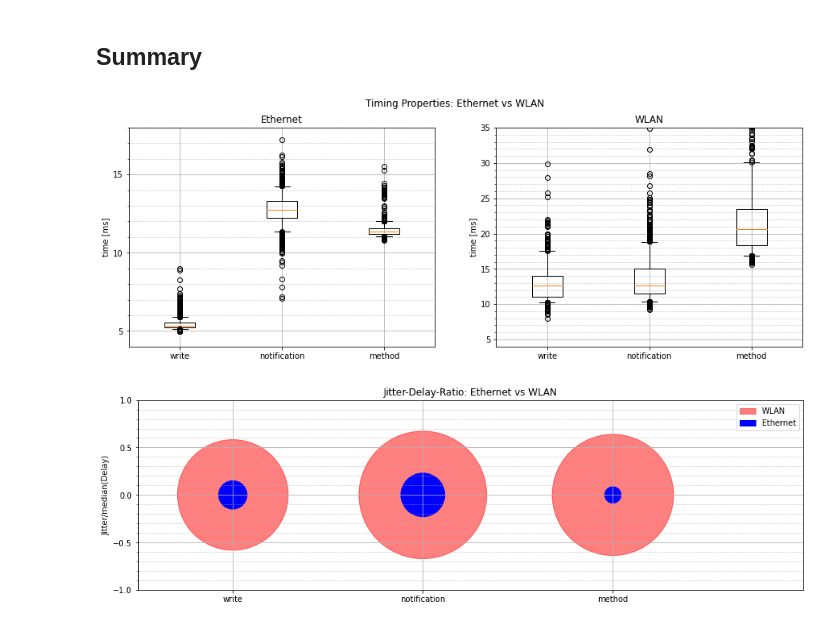
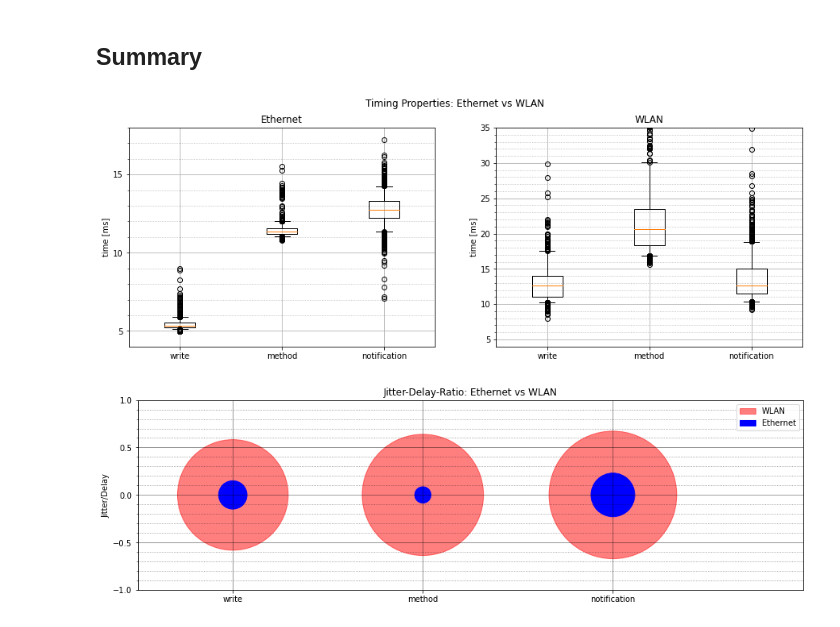
Before and after one commit to NelsonIg/OPC-UA, a Jupyter notebook: src/python/timing/analyse_measurements.ipynb, the cells around one changed output. Saved outputs shown, nothing was run; the diff lists cells and outputs as text; code cells hidden in the pictures.

```diff
--- a/src/python/timing/analyse_measurements.ipynb
+++ b/src/python/timing/analyse_measurements.ipynb
@@ -244,18 +253,18 @@ ether_notif = df_sub['datachange_notifications']*10**(-6)# [ms]
 ether_write = df_write['write_value']*10**(-6) # [ms]
 ether_method = df_method['method_call']*10**(-6) # [ms]
 
-ether_list = [ether_write, ether_notif, ether_method]
-ether_labels = ['write', 'notification', 'method']
+ether_list = [ether_write ,ether_method, ether_notif]
+ether_labels = ['write', 'method', 'notification']
 
 df_method = pd.read_csv('wlan_method_cycles_1000_delay_0.csv')
 df_write = pd.read_csv('wlan_write_value_cycles_1000_delay_0.csv')
 df_sub = pd.read_csv('wlan_subscription_duration_20_period_10_changeInt_10_queuesize_1.csv')
-wlan_notif = df_sub['datachange_notifications']*10**(-6)# [ms]
+wlan_notif = df_sub['datachange_notifications']*10**(-6) # [ms]
 wlan_write = df_write['write_value']*10**(-6) # [ms]
 wlan_method = df_method['method_call']*10**(-6) # [ms]
 
-wlan_list = [wlan_write, wlan_notif,  wlan_method]
-wlan_labels = ['write', 'notification', 'method']
+wlan_list = [wlan_write,  wlan_method, wlan_notif]
+wlan_labels = ['write', 'method', 'notification']
 
 box_list = [ether_write, wlan_write, ether_method, wlan_method, ether_notif, wlan_notif]
 box_labels = ['ethernet write', 'wlan write', 'ethernet method', 'wlan method',
@@ -295,35 +304,35 @@ plt.show()
 ether_jitter = [np.quantile(vec, 0.95)-np.quantile(vec, 0.05) for vec in ether_list] # jitter = 95% - 5%
 ether_ratio = [jitter/ether_list[idx].median() for idx, jitter in enumerate(ether_jitter)] # ratio = jitter/median
 
 wlan_jitter = [np.quantile(vec, 0.95)-np.quantile(vec, 0.05) for vec in wlan_list]
 wlan_ratio = [jitter/wlan_list[idx].median() for idx, jitter in enumerate(wlan_jitter)] # ratio = jitter/median
 
 # draw ratio as radius of circle
 fig, ax = plt.subplots(figsize=(15, 5))
 colors = ['r', 'b']
 labels = ['WLAN', 'Ethernet']
 circles = []
 alphas = [0.5, 1]
 for icase, test_case in enumerate([wlan_ratio, ether_ratio]):
     for idx, ratio in enumerate(test_case):
         if idx==0: # set label for first circle
             circle = plt.Circle((idx*2, 0), ratio, color=colors[icase], alpha=alphas[icase])
             circles.append(circle) # store circle for legend
         else:
             circle = plt.Circle((idx*2, 0), ratio, color=colors[icase], alpha=alphas[icase])
         ax.set_aspect(1) # same scaling form data to plot units for x and y
         ax.add_artist(circle)
 
 ax.legend(circles, labels)
 ax.axis(xmin=-1, xmax=6, ymin=-1, ymax=1)
 plt.xticks([0, 2, 4], ether_labels)
 ax.set_title('Jitter-Delay-Ratio: Ethernet vs WLAN')
 ax.yaxis.set_major_locator(MultipleLocator(0.5))
 ax.yaxis.set_minor_locator(AutoMinorLocator(5))
-ax.grid(which='major')
-ax.grid(which='minor', linestyle=':')
-ax.set_ylabel('Jitter/median(Delay)')
+ax.grid(which='major', color='k', alpha=0.5)
+ax.grid(which='minor', linestyle=':', color='k', alpha=0.5)
+ax.set_ylabel('Jitter/Delay')
 plt.show()
 # %% [output]
-[figure, old version]
+[figure, new version]
-[figure, old version]
+[figure, new version]
```
Also changed, not shown: parts of 5 cells of this notebook, 4 other files.
